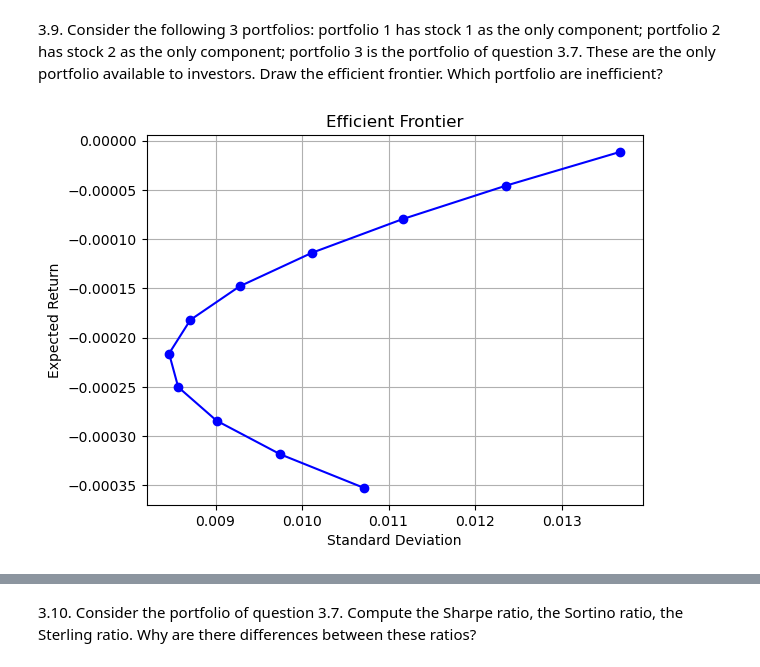
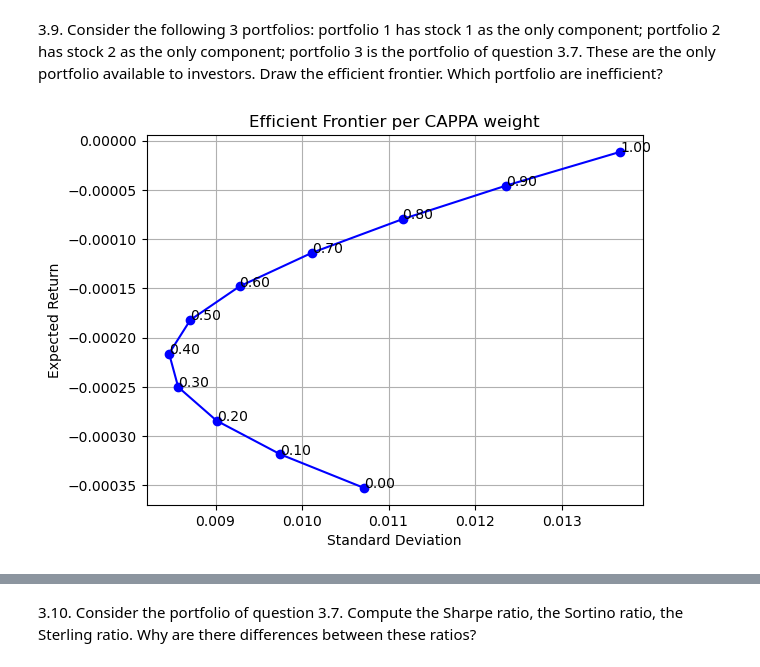
Before and after one commit to yurialvizi/mods205-digital-finance, a Jupyter notebook: project.ipynb, the cells around one changed output, grey strips where cells are left out. Drawn from its saved outputs; the diff is of its cells as text; code cells hidden in the pictures.

```diff
--- a/project.ipynb
+++ b/project.ipynb
@@ -349,32 +349,37 @@ are inefficient?
 # Define the returns and standard deviations for each stock
 returns = np.array([bnpa_daily_returns.mean(), cappa_daily_returns.mean()])
 std_devs = np.array([bnpa_daily_returns.std(), cappa_daily_returns.std()])
 cov_matrix = np.cov(bnpa_daily_returns.dropna(), cappa_daily_returns.dropna())
 
 # Define the weights for each portfolio
 # Define the number of portfolios
 num_portfolios = 11
 
 # Construct the weights array using linspace
 weights = np.linspace(0, 1, num_portfolios)
 weights = np.column_stack((weights, 1 - weights))
 
 # Calculate the expected return for each portfolio
 portfolio_returns = np.dot(weights, returns)
 
 prod_term = 2 * cov_matrix[0, 1] * np.array([weights[:, 0] * weights[:, 1]])
 
 prod_term = prod_term.reshape(11, )
 
 # Calculate the standard deviation for each portfolio
 portfolio_std_devs = np.sqrt(np.dot(weights**2, std_devs**2)) + prod_term
 
 # Plot the efficient frontier
 plt.plot(portfolio_std_devs, portfolio_returns, marker='o', linestyle='-', color='b')
+
+# Add labels for each point
+for i in range(len(portfolio_std_devs)):
+    plt.annotate(f'{weights[i][1]:.2f}', (portfolio_std_devs[i], portfolio_returns[i]))
+
 plt.xlabel('Standard Deviation')
 plt.ylabel('Expected Return')
-plt.title('Efficient Frontier')
+plt.title('Efficient Frontier per CAPPA weight')
 plt.grid(True)
 plt.show()
 # %% [output]
-[figure, old version]
+[figure, new version]
```
Also changed, not shown: parts of 6 cells of this notebook.
